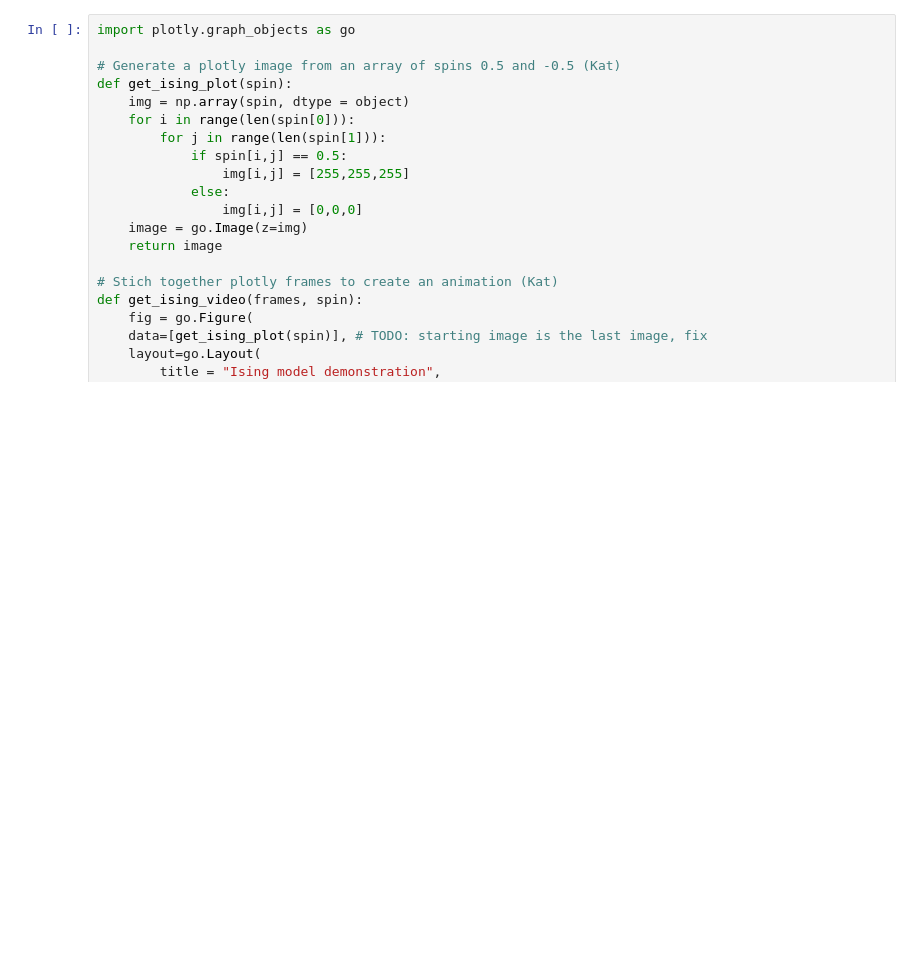
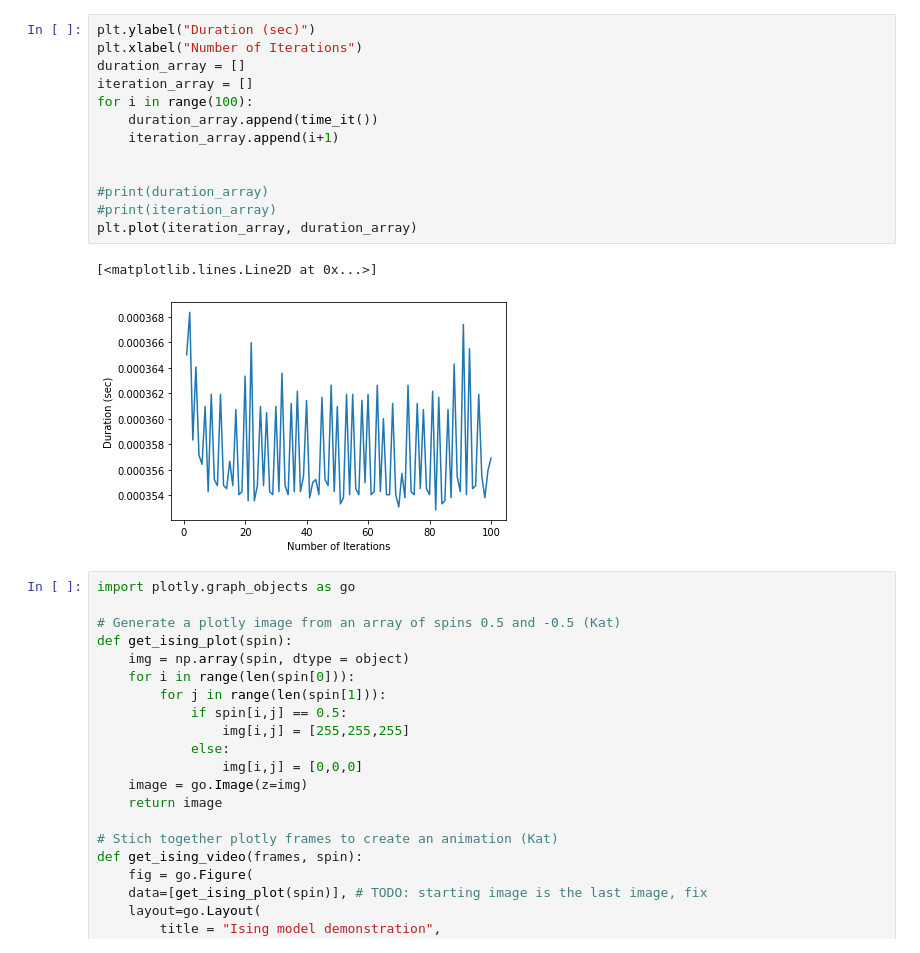
Before and after one commit to KatNykiel/boltzmann_machine, a Jupyter notebook: MCMC Method .ipynb, the cells around one changed output. Drawn from its saved outputs; the diff is of its cells as text; blank space fills up the shorter version.

Commit message:
update: tracked iteration time

```diff
--- a/MCMC Method .ipynb
+++ b/MCMC Method .ipynb
@@ -95,3 +158,19 @@ def metropolis(N, spin):
+# %%
+plt.ylabel("Duration (sec)")
+plt.xlabel("Number of Iterations")
+duration_array = []
+iteration_array = []
+for i in range(100):
+    duration_array.append(time_it())
+    iteration_array.append(i+1)
+
+
+#print(duration_array)
+#print(iteration_array)
+plt.plot(iteration_array, duration_array)
+# %% [output]
+[<matplotlib.lines.Line2D at 0x...>]
+[figure, added]
 # %%
 import plotly.graph_objects as go
 
```
Also changed, not shown: parts of 8 cells of this notebook.
